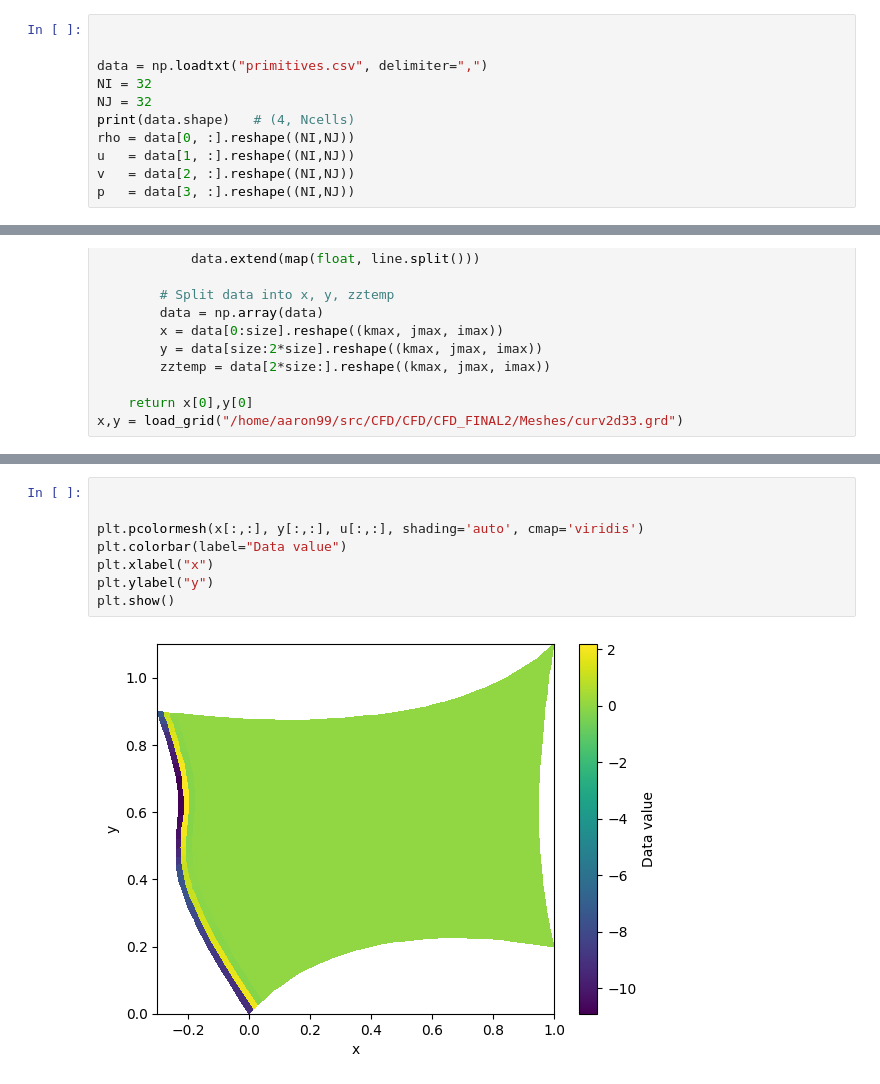
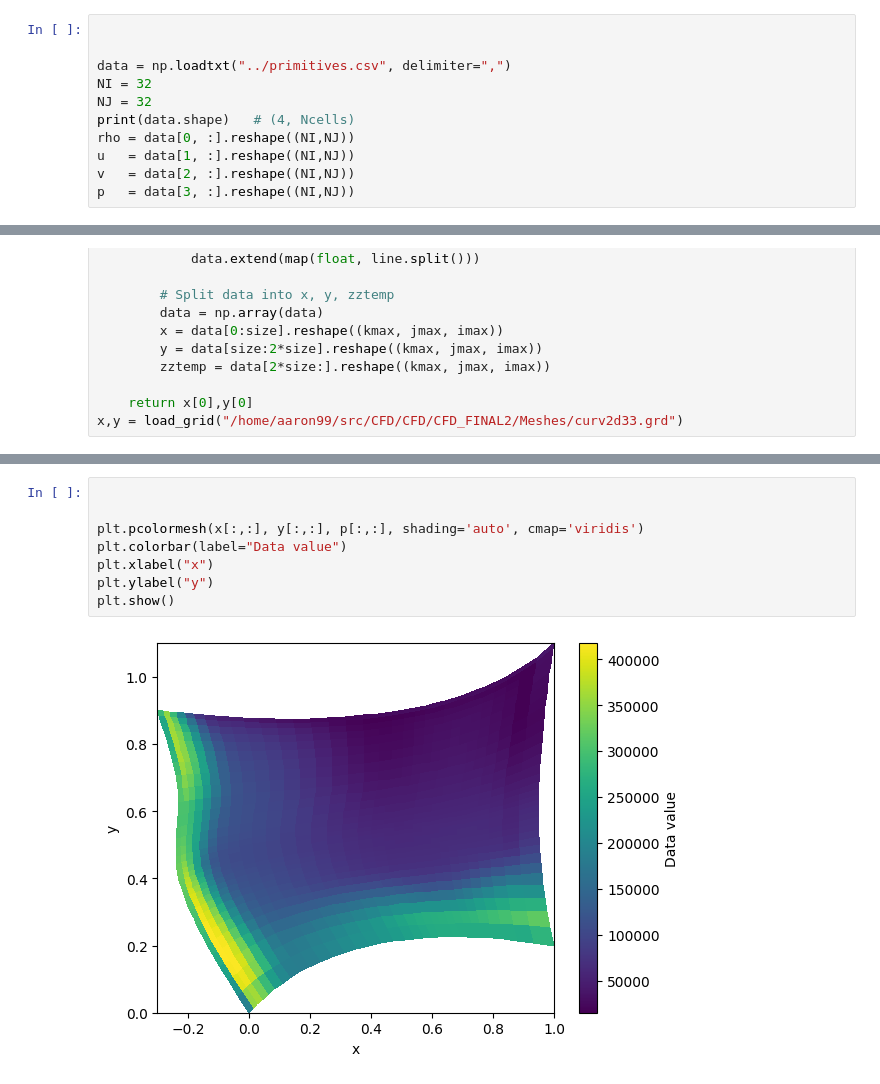
Before and after one commit to aaron23pueschel/CFD, a Jupyter notebook: CFD_FINAL3/Notebooks/C_Curvilnear.ipynb, the cells around one changed output, grey strips where cells are left out. Cells and saved outputs as stored; diff of their text form.

```diff
--- a/CFD_FINAL3/Notebooks/C_Curvilnear.ipynb
+++ b/CFD_FINAL3/Notebooks/C_Curvilnear.ipynb
@@ -34,7 +48,7 @@ cell_L = np.array([.7648,0,0,65855])
 # %%
 
 
-data = np.loadtxt("primitives.csv", delimiter=",")
+data = np.loadtxt("../primitives.csv", delimiter=",")
 NI = 32
 NJ = 32
 print(data.shape)   # (4, Ncells)
@@ -202,13 +134,13 @@ x,y = load_grid("/home/aaron99/src/CFD/CFD/CFD_FINAL2/Meshes/curv2d33.grd")
 # %%
 
 
-plt.pcolormesh(x[:,:], y[:,:], u[:,:], shading='auto', cmap='viridis')
+plt.pcolormesh(x[:,:], y[:,:], p[:,:], shading='auto', cmap='viridis')
 plt.colorbar(label="Data value")
 plt.xlabel("x")
 plt.ylabel("y")
 plt.show()
 # %% [output]
-[figure, old version]
+[figure, new version]
 # %%
 plt.quiver(x[1:,1:],y[1:,1:],u,v)
 # %% [output]
```
Also changed, not shown: parts of 9 cells of this notebook, 17 other files.
